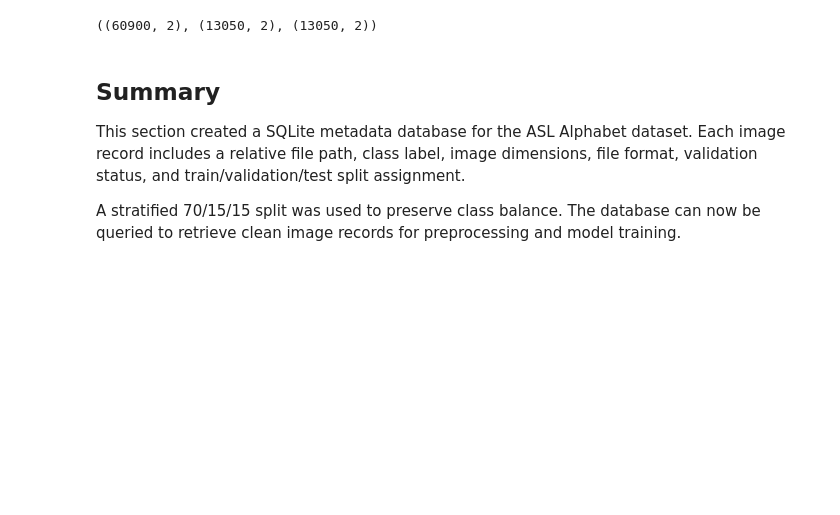
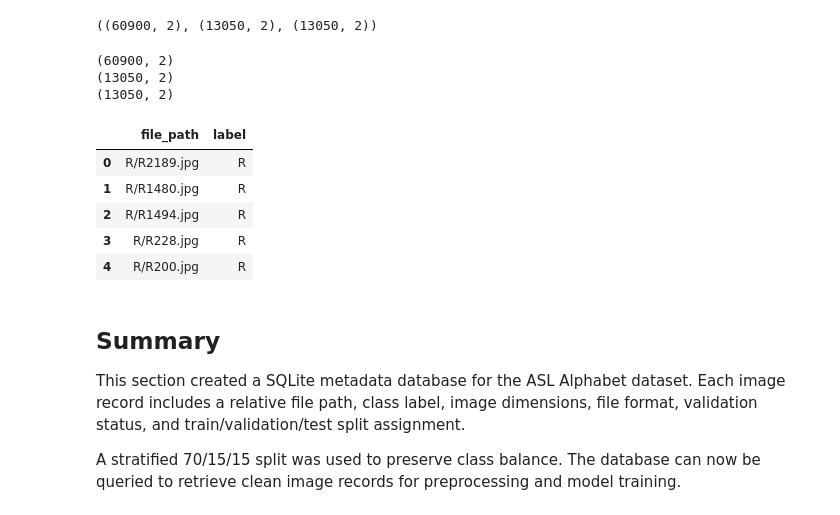
Before and after one commit to framedforfun/Phase-3-Beyond-Words-Capstone, a Jupyter notebook: code/sprint_2.ipynb, the cells around one changed output. Saved outputs shown, nothing was run; the diff lists cells and outputs as text; code cells hidden in the pictures; blank space fills up the shorter version.

```diff
--- a/code/sprint_2.ipynb
+++ b/code/sprint_2.ipynb
@@ -209,3 +209,10 @@ AND is_valid = 1
 train_df.shape, val_df.shape, test_df.shape
 # %% [output]
 ((60900, 2), (13050, 2), (13050, 2))
+# %%
+train_df = pd.read_sql_query("""
+SELECT file_path, label
+FROM images
+WHERE split = 'train'
+AND is_valid = 1
+""", conn)
@@ -212,3 +233,20 @@ train_df.shape, val_df.shape, test_df.shape
+# %%
+print(train_df.shape)
+print(val_df.shape)
+print(test_df.shape)
+# %% [output]
+(60900, 2)
+(13050, 2)
+(13050, 2)
+# %%
+train_df.head()
+# %% [output]
+|  | file_path | label |
+| 0 | R/R2189.jpg | R |
+| 1 | R/R1480.jpg | R |
+| 2 | R/R1494.jpg | R |
+| 3 | R/R228.jpg | R |
+| 4 | R/R200.jpg | R |
 # %% [markdown]
 ## Summary
 
```
Also changed, not shown: parts of 2 cells of this notebook.
